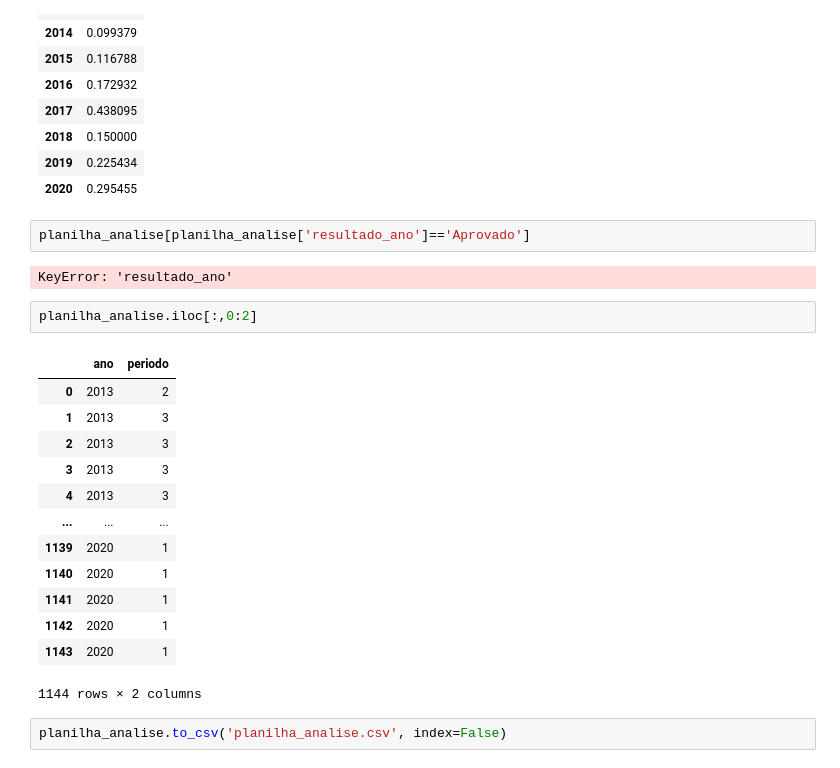
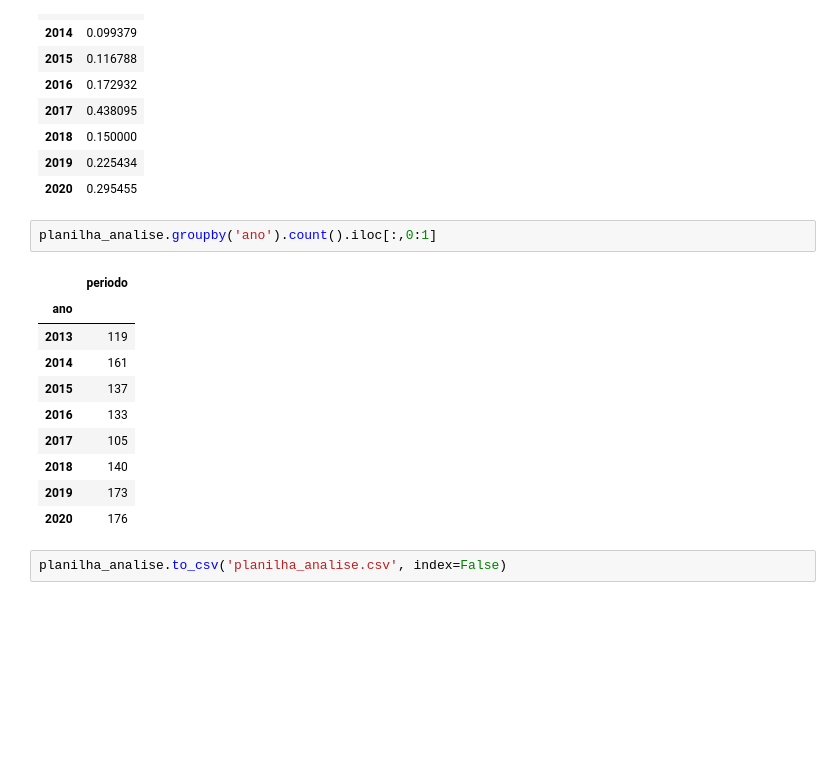
Before and after one commit to ecostadelle/trabalho2mineracao, a Jupyter notebook: planilha_analise.ipynb, the cells around one changed output. Saved outputs shown, nothing was run; the diff lists cells and outputs as text; blank space fills up the shorter version.

```diff
--- a/planilha_analise.ipynb
+++ b/planilha_analise.ipynb
@@ -190,26 +190,19 @@ planilha_analise[(planilha_analise['resultado_final']=='Reprovado')].groupby('an
 | 2018 | 0.150000 |
 | 2019 | 0.225434 |
 | 2020 | 0.295455 |
-# %%
-planilha_analise[planilha_analise['resultado_ano']=='Aprovado']
-# %% [output]
-KeyError: 'resultado_ano'
 # %%
-planilha_analise.iloc[:,0:2]
+planilha_analise.groupby('ano').count().iloc[:,0:1]
 # %% [output]
-|  | ano | periodo |
-| 0 | 2013 | 2 |
-| 1 | 2013 | 3 |
-| 2 | 2013 | 3 |
-| 3 | 2013 | 3 |
-| 4 | 2013 | 3 |
-| ... | ... | ... |
-| 1139 | 2020 | 1 |
-| 1140 | 2020 | 1 |
-| 1141 | 2020 | 1 |
-| 1142 | 2020 | 1 |
-| 1143 | 2020 | 1 |
+|  | periodo |
+| ano |  |
+| 2013 | 119 |
+| 2014 | 161 |
+| 2015 | 137 |
+| 2016 | 133 |
+| 2017 | 105 |
+| 2018 | 140 |
+| 2019 | 173 |
+| 2020 | 176 |
-1144 rows × 2 columns
 # %%
 planilha_analise.to_csv('planilha_analise.csv', index=False)
 # %%
```
Also changed, not shown: parts of 1 cell of this notebook, 1 other file.
